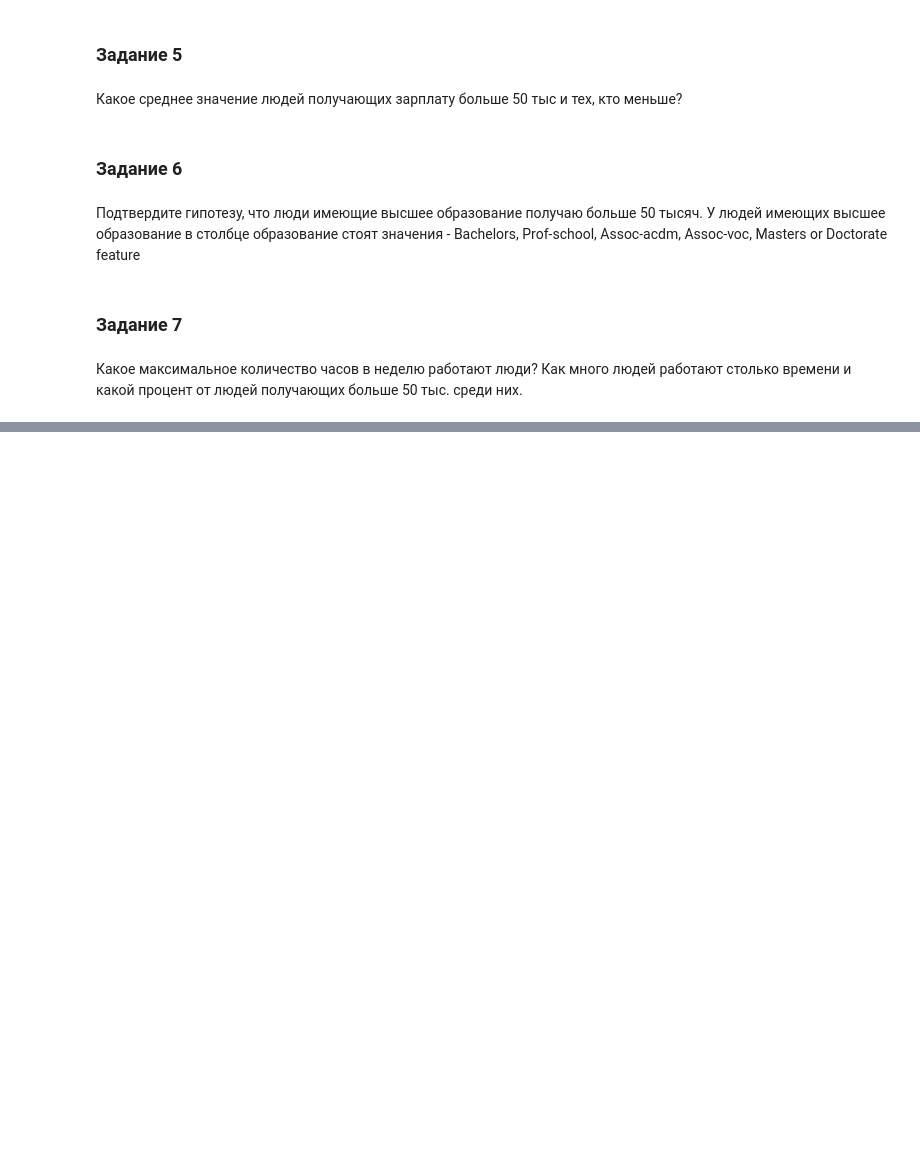
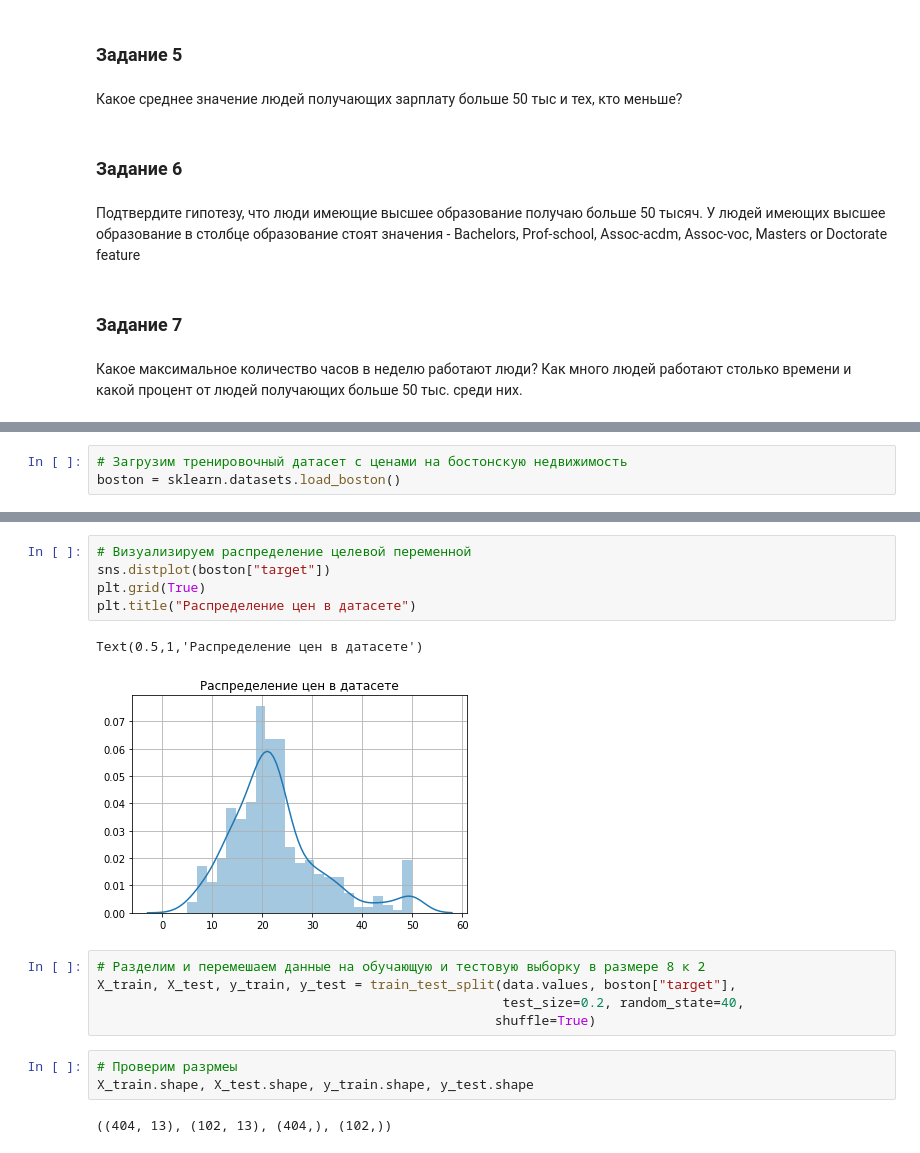
Before and after one commit to Nellrun/SOZLabs, a Jupyter notebook: Лаб 1. Анализ данных.ipynb, the cells around one changed output, grey strips where cells are left out. Cells and saved outputs as stored; diff of their text form; blank space fills up the shorter version.

```diff
--- a/Лаб 1. Анализ данных.ipynb
+++ b/Лаб 1. Анализ данных.ipynb
@@ -437,0 +472,3 @@ adultData = pd.read_csv("datasets/adult.data.csv")
+# %%
+# Загрузим тренировочный датасет с ценами на бостонскую недвижимость
+boston = sklearn.datasets.load_boston()
@@ -437,0 +542,18 @@ adultData = pd.read_csv("datasets/adult.data.csv")
+# %%
+# Визуализируем распределение целевой переменной
+sns.distplot(boston["target"])
+plt.grid(True)
+plt.title("Распределение цен в датасете")
+# %% [output]
+Text(0.5,1,'Распределение цен в датасете')
+[figure, added]
+# %%
+# Разделим и перемешаем данные на обучающую и тестовую выборку в размере 8 к 2
+X_train, X_test, y_train, y_test = train_test_split(data.values, boston["target"],
+                                                    test_size=0.2, random_state=40,
+                                                   shuffle=True)
+# %%
+# Проверим разрмеы
+X_train.shape, X_test.shape, y_train.shape, y_test.shape
+# %% [output]
+((404, 13), (102, 13), (404,), (102,))
```
Also changed, not shown: parts of 15 cells of this notebook.
